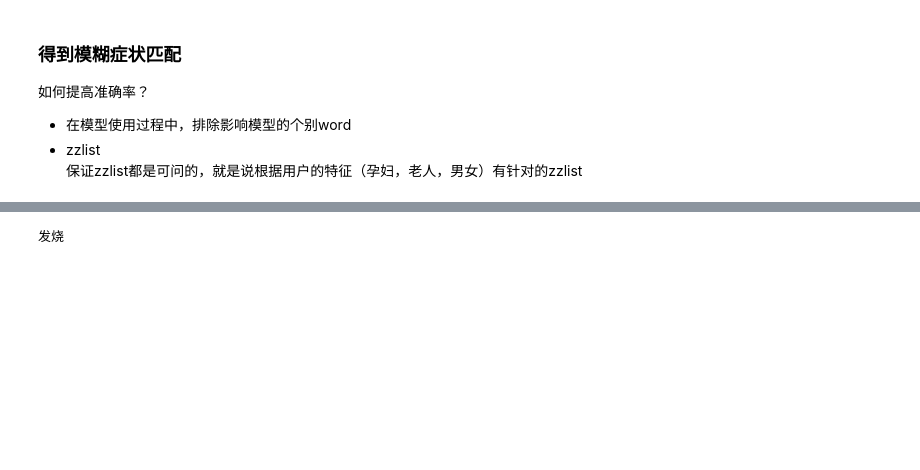
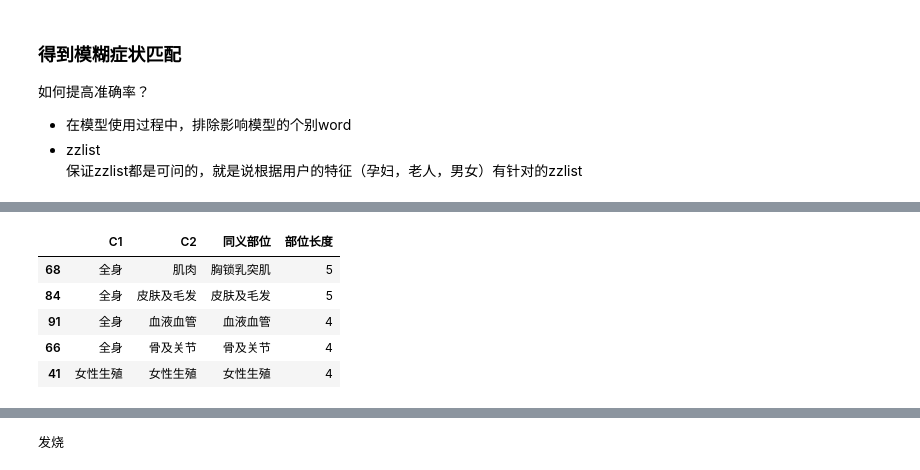
Before and after one commit to mayi140611/crawl, a Jupyter notebook: requestProj/39jiankang/模糊症状匹配.ipynb, the cells around one changed output, grey strips where cells are left out. Drawn from its saved outputs; the diff is of its cells as text; code cells hidden in the pictures; blank space fills up the shorter version.

```diff
--- a/requestProj/39jiankang/模糊症状匹配.ipynb
+++ b/requestProj/39jiankang/模糊症状匹配.ipynb
@@ -158,0 +214,10 @@ get_zzs_by_word2vec('我经常失眠',zzlist)
+# %%
+df1 = df.sort_values('部位长度',ascending=False)
+df1.head()
+# %% [output]
+|  | C1 | C2 | 同义部位 | 部位长度 |
+| 68 | 全身 | 肌肉 | 胸锁乳突肌 | 5 |
+| 84 | 全身 | 皮肤及毛发 | 皮肤及毛发 | 5 |
+| 91 | 全身 | 血液血管 | 血液血管 | 4 |
+| 66 | 全身 | 骨及关节 | 骨及关节 | 4 |
+| 41 | 女性生殖 | 女性生殖 | 女性生殖 | 4 |
```
Also changed, not shown: parts of 39 cells of this notebook, 3 other files.
